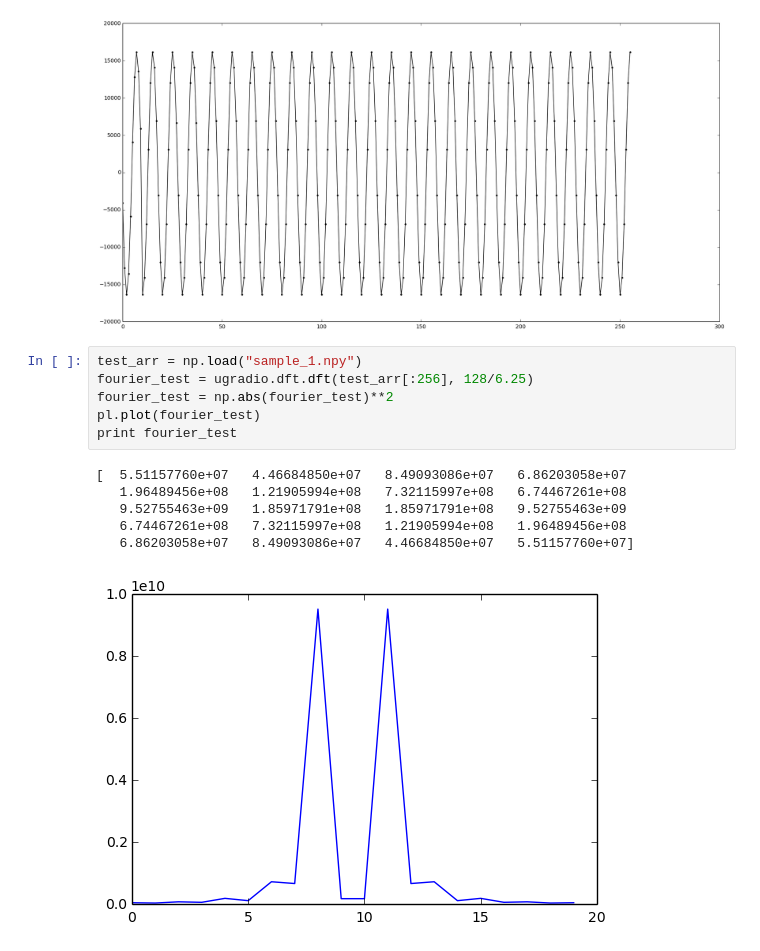
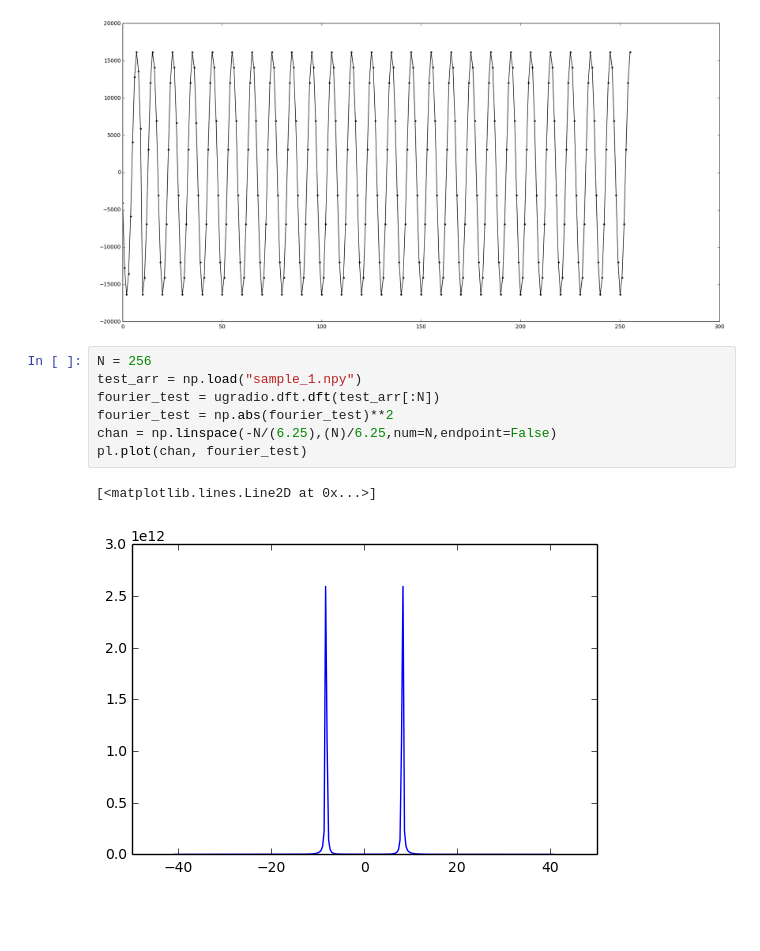
Before and after one commit to Jackmastr/mixed-signals, a Jupyter notebook: lab1.ipynb, the cells around one changed output. Saved outputs shown, nothing was run; the diff lists cells and outputs as text; blank space fills up the shorter version.

```diff
--- a/lab1.ipynb
+++ b/lab1.ipynb
@@ -66,15 +66,12 @@ while i < 10:
 [figure]
 [figure]
 # %%
+N = 256
 test_arr = np.load("sample_1.npy")
-fourier_test = ugradio.dft.dft(test_arr[:256], 128/6.25)
+fourier_test = ugradio.dft.dft(test_arr[:N])
 fourier_test = np.abs(fourier_test)**2
-pl.plot(fourier_test)
-print fourier_test
+chan = np.linspace(-N/(6.25),(N)/6.25,num=N,endpoint=False)
+pl.plot(chan, fourier_test)
 # %% [output]
-[  5.51157760e+07   4.46684850e+07   8.49093086e+07   6.86203058e+07
-   1.96489456e+08   1.21905994e+08   7.32115997e+08   6.74467261e+08
-   9.52755463e+09   1.85971791e+08   1.85971791e+08   9.52755463e+09
-   6.74467261e+08   7.32115997e+08   1.21905994e+08   1.96489456e+08
-   6.86203058e+07   8.49093086e+07   4.46684850e+07   5.51157760e+07]
+[<matplotlib.lines.Line2D at 0x...>]
-[figure, old version]
+[figure, new version]
```
Also changed, not shown: parts of 4 cells of this notebook.
